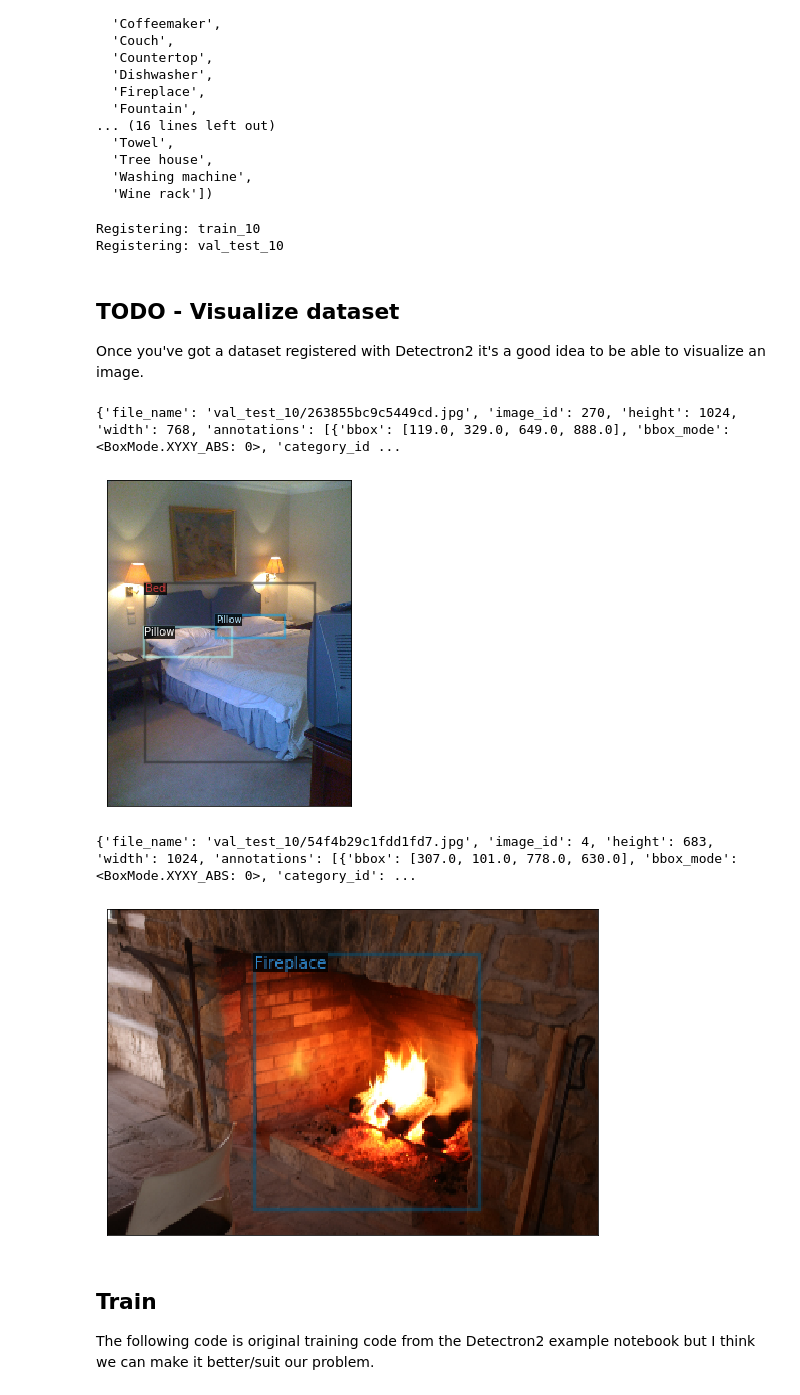
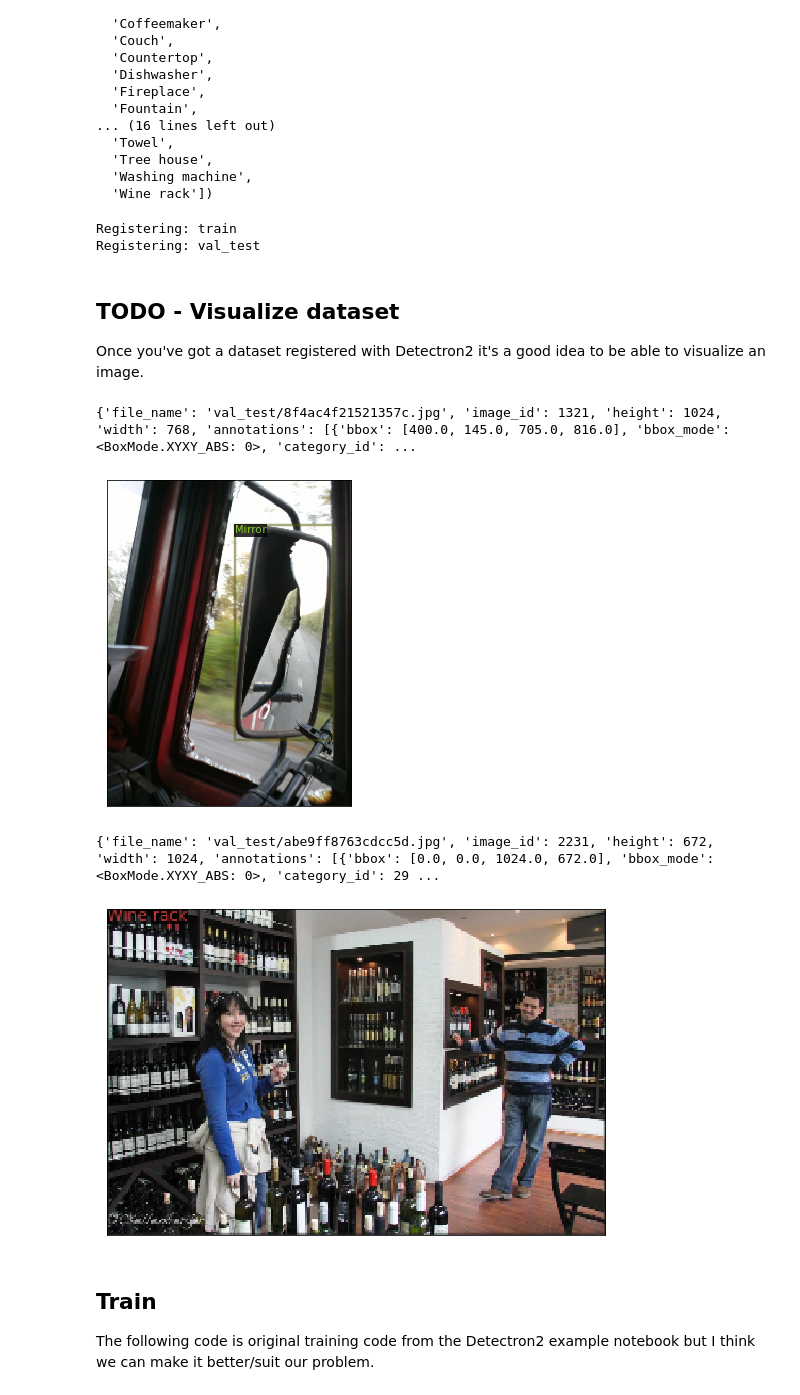
Before and after one commit to mrdbourke/airbnb-amenity-detection, a Jupyter notebook: 09-detectron2-model-tuning.ipynb, the cells around one changed output. Drawn from its saved outputs; the diff is of its cells as text; code cells hidden in the pictures.

```diff
--- a/09-detectron2-model-tuning.ipynb
+++ b/09-detectron2-model-tuning.ipynb
@@ -186,6 +188,6 @@ subset
 from preprocessing import load_json_labels
 
 # These require .JSON files to be made in train/validation images folders
-val_img_dicts = load_json_labels(val_test_10_path)
-train_img_dicts = load_json_labels(train_10_path)
+val_img_dicts = load_json_labels(val_test_path)
+train_img_dicts = load_json_labels(train_path)
 # %% [output]
@@ -271,12 +276,12 @@ def register_datasets(train_path, valid_path=None, target_classes=None):
     MetadataCatalog.get(dataset_name).set(thing_classes=target_classes)
   return MetadataCatalog.get(dataset_name)
 # %%
-ten_percent_metadata = register_datasets(train_path=train_10_path,
-                                         valid_path=val_test_10_path,
+metadata = register_datasets(train_path=train_path,
+                                         valid_path=val_test_path,
                                          target_classes=subset)
 # %% [output]
-Registering: train_10
-Registering: val_test_10
+Registering: train
+Registering: val_test
 # %%
 # # Check registered dataset
 # DatasetCatalog._REGISTERED
@@ -316,13 +321,13 @@ def visualize_sample(data_dicts, metadata, n=1):
     plt.show()
 # %%
 visualize_sample(val_img_dicts,
-                 ten_percent_metadata,
+                 metadata,
                  n=2)
 # %% [output]
-{'file_name': 'val_test_10/263855bc9c5449cd.jpg', 'image_id': 270, 'height': 1024, 'width': 768, 'annotations': [{'bbox': [119.0, 329.0, 649.0, 888.0], 'bbox_mode': <BoxMode.XYXY_ABS: 0>, 'category_id ...
+{'file_name': 'val_test/8f4ac4f21521357c.jpg', 'image_id': 1321, 'height': 1024, 'width': 768, 'annotations': [{'bbox': [400.0, 145.0, 705.0, 816.0], 'bbox_mode': <BoxMode.XYXY_ABS: 0>, 'category_id': ...
-[figure, old version]
+[figure, new version]
-{'file_name': 'val_test_10/54f4b29c1fdd1fd7.jpg', 'image_id': 4, 'height': 683, 'width': 1024, 'annotations': [{'bbox': [307.0, 101.0, 778.0, 630.0], 'bbox_mode': <BoxMode.XYXY_ABS: 0>, 'category_id': ...
+{'file_name': 'val_test/abe9ff8763cdcc5d.jpg', 'image_id': 2231, 'height': 672, 'width': 1024, 'annotations': [{'bbox': [0.0, 0.0, 1024.0, 672.0], 'bbox_mode': <BoxMode.XYXY_ABS: 0>, 'category_id': 29 ...
-[figure, old version]
+[figure, new version]
 # %% [markdown]
 ## Train
 
```
Also changed, not shown: parts of 20 cells of this notebook.
